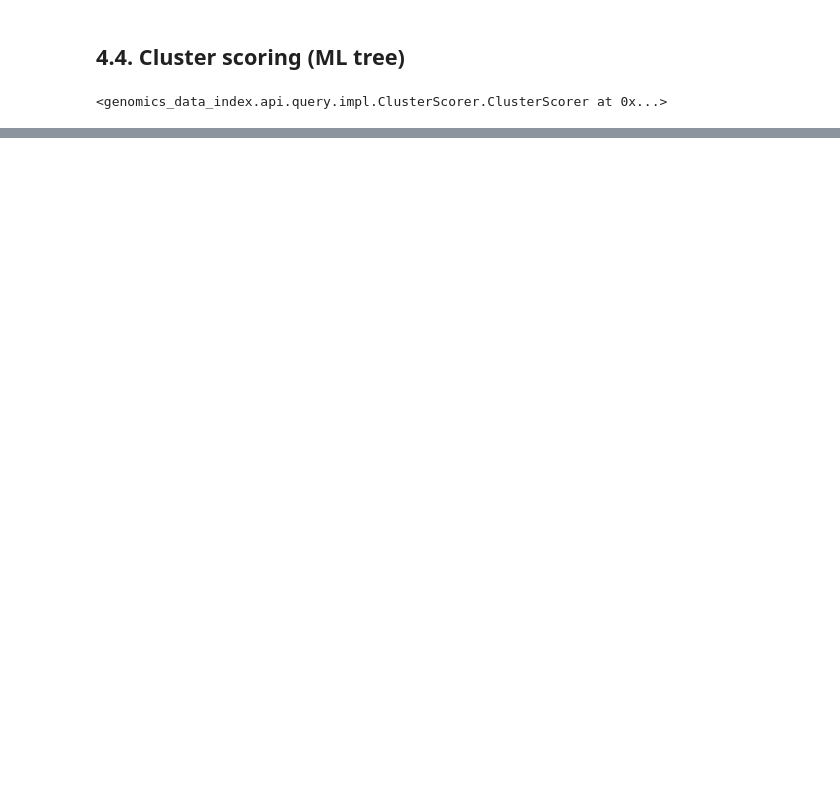
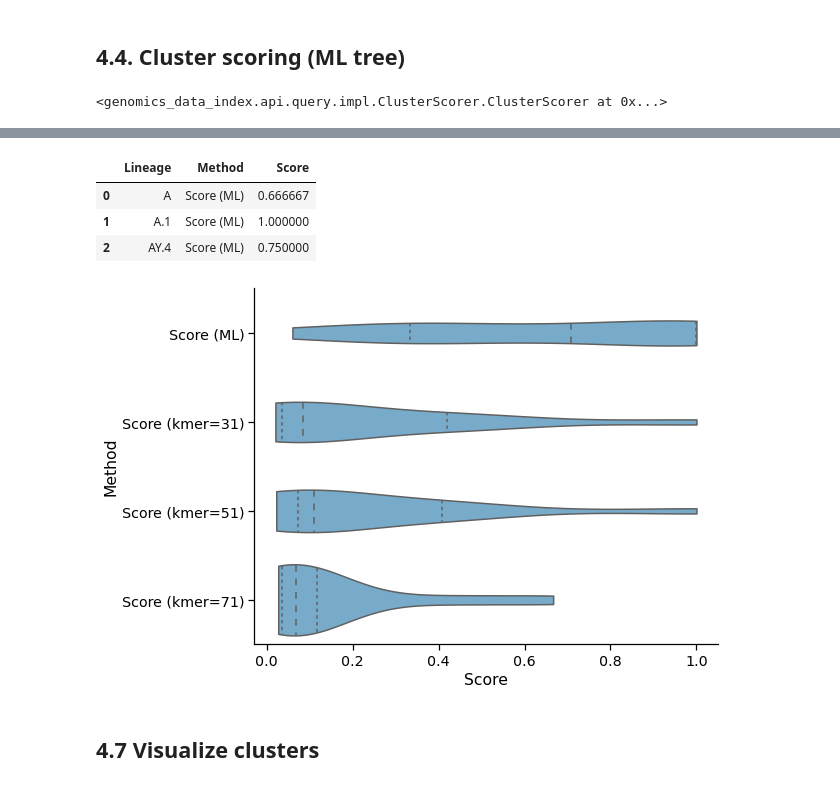
Before and after one commit to apetkau/genomics-data-index-evaluation-manuscript, a Jupyter notebook: evaluations/sars-cov-2/5-compare-results.ipynb, the cells around one changed output, grey strips where cells are left out. Cells and saved outputs as stored; diff of their text form; code cells hidden in the pictures; blank space fills up the shorter version.

```diff
--- a/evaluations/sars-cov-2/5-compare-results.ipynb
+++ b/evaluations/sars-cov-2/5-compare-results.ipynb
@@ -337,0 +421,5 @@ scorer.score_groupby(groupby_column='lineage', min_samples_count=2)
+# %%
+q71 = db.samples_query().build_tree(kind='kmer', kmer_size=71)\
+        .join(metadata_df, sample_names_column='strain')
+q71._tree = fix_kmer_tree_names(q71.tree)
+q71
@@ -337,0 +428,5 @@ scorer.score_groupby(groupby_column='lineage', min_samples_count=2)
+# %%
+score_kmer_71 = ClusterScorer(q71).score_groupby(groupby_column='lineage',
+                                                 min_samples_count=min_samples_cluster)
+score_kmer_71['Score (kmer=71)'] = score_kmer_71['Score']
+score_kmer_71
@@ -337,0 +450,7 @@ scorer.score_groupby(groupby_column='lineage', min_samples_count=2)
+# %%
+scores_df = scores_ml.copy().drop(['Score'], axis='columns')
+for other_df in [score_kmer_31, score_kmer_51, score_kmer_71]:
+    other_df = other_df.drop(['Score', 'Sample Count'], axis='columns')
+    scores_df = scores_df.merge(other_df, left_index=True, right_index=True)
+scores_df = scores_df.reset_index()
+scores_df
@@ -337,0 +471,22 @@ scorer.score_groupby(groupby_column='lineage', min_samples_count=2)
+# %%
+scores_long_df = pd.melt(scores_df, id_vars='lineage',
+                         value_vars=['Score (ML)', 'Score (kmer=31)', 'Score (kmer=51)', 'Score (kmer=71)'])
+scores_long_df = scores_long_df.rename({'lineage': 'Lineage', 'variable': 'Method', 'value': 'Score'}, axis='columns')
+scores_long_df.head(3)
+# %% [output]
+|  | Lineage | Method | Score |
+| 0 | A | Score (ML) | 0.666667 |
+| 1 | A.1 | Score (ML) | 1.000000 |
+| 2 | AY.4 | Score (ML) | 0.750000 |
+# %%
+with sns.plotting_context("notebook", font_scale=1.3):
+    g = sns.catplot(data=scores_long_df, kind="violin",
+                    y="Method", x="Score", hue=None,
+                    scale='area', inner='quartiles',
+                    ci=None, height=6, aspect=1.5,
+                    cut=0,
+                    color="#6baed6", edgecolor="black")
+# %% [output]
+[figure, added]
+# %% [markdown]
+## 4.7 Visualize clusters
```
Also changed, not shown: parts of 18 cells of this notebook.
